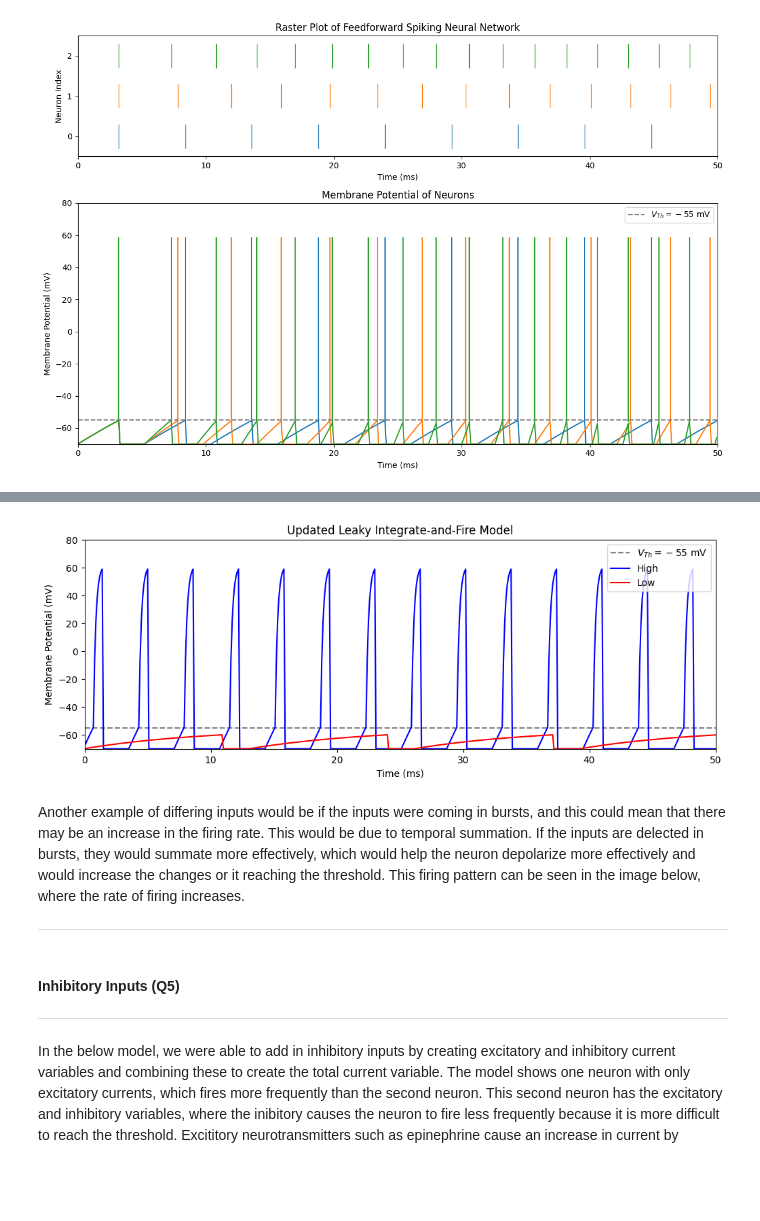
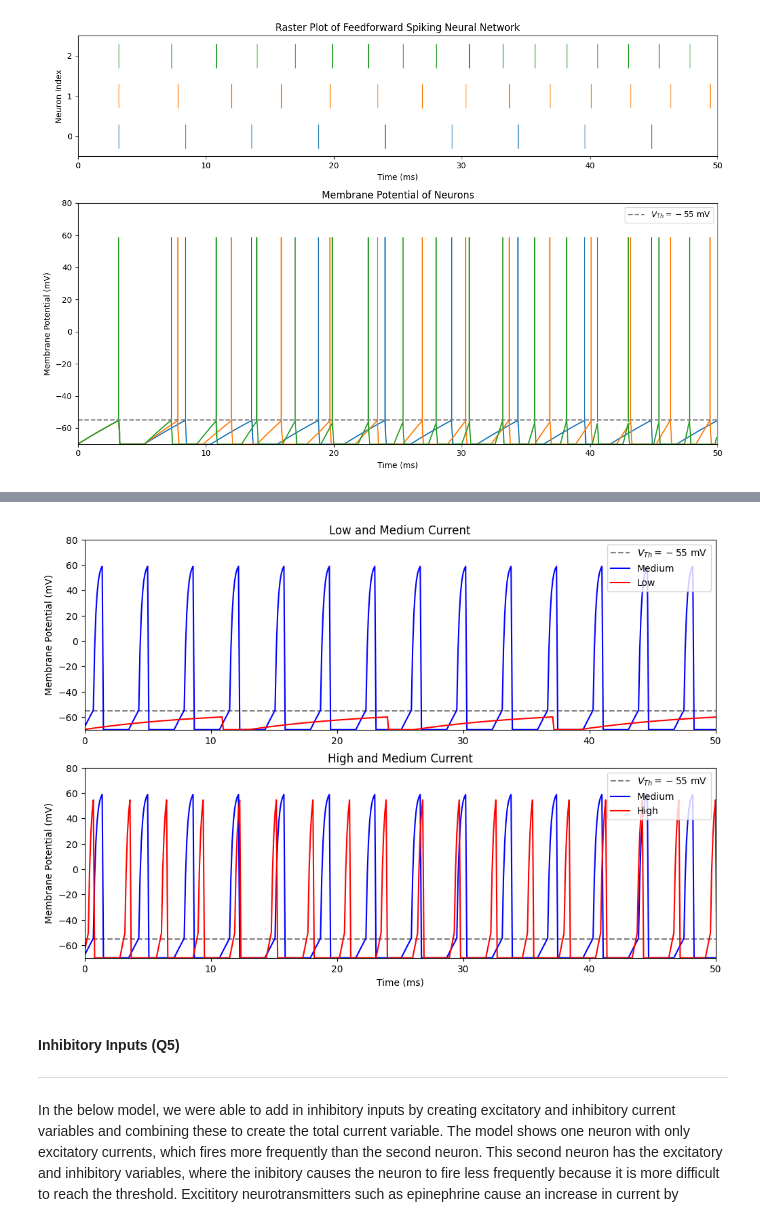
Before and after one commit to jmiller458/neur3002, a Jupyter notebook: NEUR 3002 Unit 1 Project.ipynb, the cells around one changed output, grey strips where cells are left out. Drawn from its saved outputs; the diff is of its cells as text; code cells hidden in the pictures; blank space fills up the shorter version.

```diff
--- a/NEUR 3002 Unit 1 Project.ipynb
+++ b/NEUR 3002 Unit 1 Project.ipynb
@@ -314,41 +316,51 @@ def simulate_lif_neuron(neuron, currents, dt=0.1, duration=100):
     voltages = []
 
     for i in range(num_steps):
         current = currents[i] if i < len(currents) else 0
         neuron.update(dt, current)
         voltages.append(neuron.v)
 
     time = np.arange(0, duration, dt)
     return time, voltages
 
 # Produce Simulation
 currents1 = np.ones(1000) * 200
 currents2 = np.ones(1000) * 15  # Lower current amplitude
+currents3 = np.ones(1000) * 500 # Higher current amplitude
 
 neuron1 = LIFNeuron()
 time1, voltages1 = simulate_lif_neuron(neuron1, currents1)
 
 neuron2 = LIFNeuron()
 time2, voltages2 = simulate_lif_neuron(neuron2, currents2)
 
+neuron3 = LIFNeuron()
+time3, voltages3 = simulate_lif_neuron(neuron3, currents3)
+
 # Plotting the results
-plt.figure(figsize=(12, 4))
+plt.figure(figsize=(12, 8))
+plt.subplot(2,1,1)
 plt.axhline(neuron1.v_th, color='gray', linestyle='--', label=r'$V_{Th}=-55\text{ mV}$')
-plt.plot(time1, voltages1, color='blue',label='High')
+plt.plot(time1, voltages1, color='blue',label='Medium')
 plt.plot(time2, voltages2, color='red',label='Low')
-plt.title('Updated Leaky Integrate-and-Fire Model')
+plt.title('Low and Medium Current')
+plt.ylabel('Membrane Potential (mV)')
+plt.xlim([0, 50])
+plt.ylim([neuron1.v_L, 80])
+plt.legend(loc='upper right')
+plt.subplot(2,1,2)
+plt.axhline(neuron1.v_th, color='gray', linestyle='--', label=r'$V_{Th}=-55\text{ mV}$')
+plt.plot(time1, voltages1, color='blue',label='Medium')
+plt.plot(time3, voltages3, color='red',label='High')
+plt.title('High and Medium Current')
 plt.xlabel('Time (ms)')
 plt.ylabel('Membrane Potential (mV)')
 plt.xlim([0, 50])
 plt.ylim([neuron1.v_L, 80])
 plt.legend(loc='upper right')
 plt.show()
 # %% [output]
-[figure, old version]
+[figure, new version]
-# %% [markdown]
-Another example of differing inputs would be if the inputs were coming in bursts, and this could mean that there may  be an increase in the firing rate. This would be due to temporal summation. If the inputs are delected in bursts, they would summate more effectively, which would help the neuron depolarize more effectively and would increase the changes or it reaching the threshold. This firing pattern can be seen in the image below, where the rate of firing increases.
-
----
 # %% [markdown]
 #### Inhibitory Inputs (Q5)
 
```
Also changed, not shown: parts of 5 cells of this notebook.
